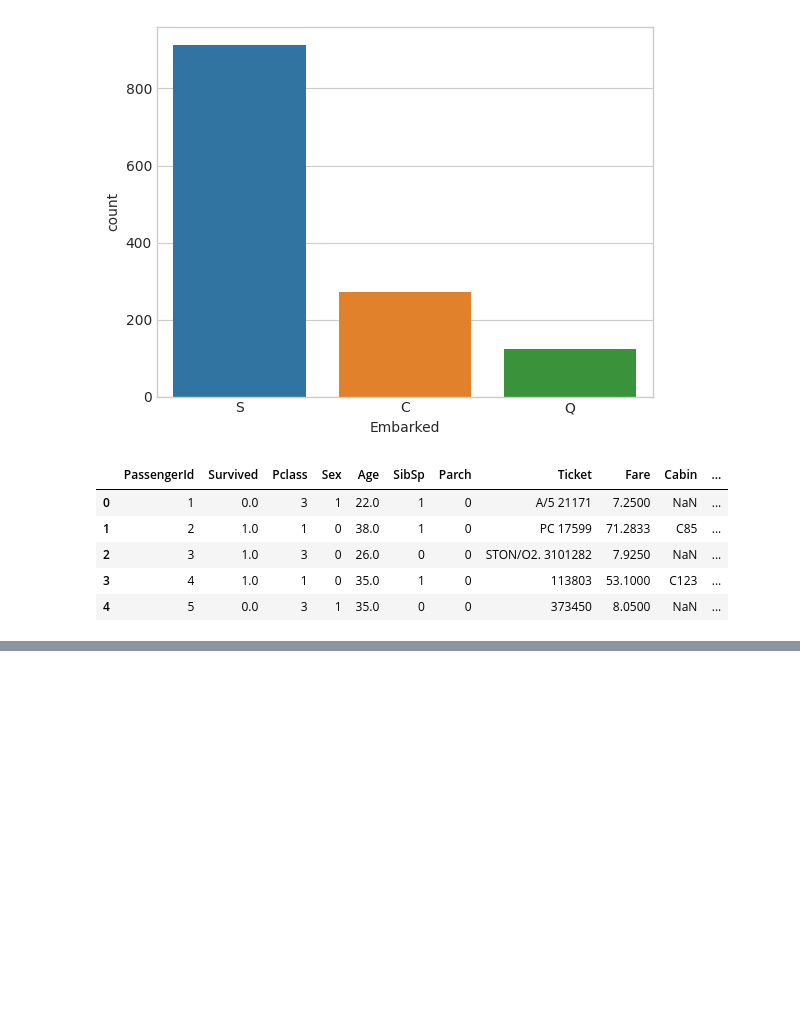
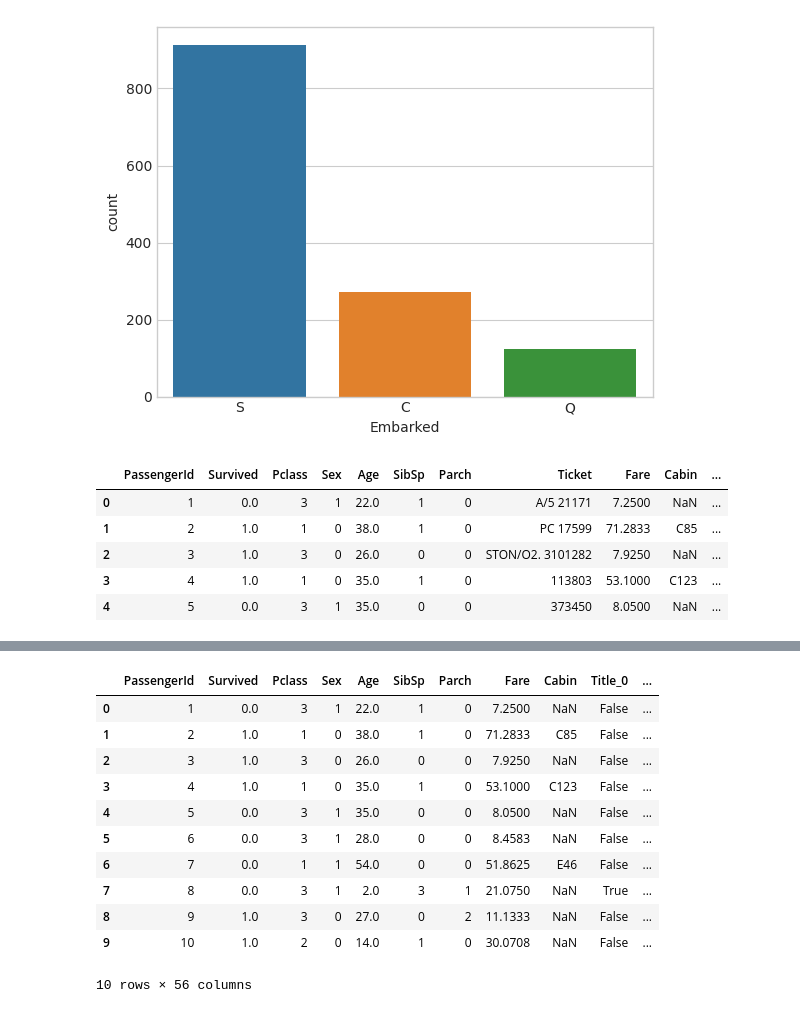
Before and after one commit to ozlem-dilek/titanic-EDA, a Jupyter notebook: titanic-eda.ipynb, the cells around one changed output, grey strips where cells are left out. Drawn from its saved outputs; the diff is of its cells as text; code cells hidden in the pictures; blank space fills up the shorter version.

Commit message:
Kaggle Notebook | titanic-EDA | tickets

```diff
--- a/titanic-eda.ipynb
+++ b/titanic-eda.ipynb
@@ -640,0 +663,8 @@ train_df.head()
+# %%
+tickets = []
+for i in list(train_df.Ticket):
+    if not i.isdigit():
+        tickets.append(i.replace(".","").replace("/", "").strip().split(" ")[0])
+    else:
+        tickets.append("x")
+train_df["Ticket"] = tickets
@@ -640,0 +691,16 @@ train_df.head()
+# %%
+train_df = pd.get_dummies(train_df, columns=["Ticket"], prefix = "T")
+train_df.head(10)
+# %% [output]
+|  | PassengerId | Survived | Pclass | Sex | Age | SibSp | Parch | Fare | Cabin | Title_0 | ... |
+| 0 | 1 | 0.0 | 3 | 1 | 22.0 | 1 | 0 | 7.2500 | NaN | False | ... |
+| 1 | 2 | 1.0 | 1 | 0 | 38.0 | 1 | 0 | 71.2833 | C85 | False | ... |
+| 2 | 3 | 1.0 | 3 | 0 | 26.0 | 0 | 0 | 7.9250 | NaN | False | ... |
+| 3 | 4 | 1.0 | 1 | 0 | 35.0 | 1 | 0 | 53.1000 | C123 | False | ... |
+| 4 | 5 | 0.0 | 3 | 1 | 35.0 | 0 | 0 | 8.0500 | NaN | False | ... |
+| 5 | 6 | 0.0 | 3 | 1 | 28.0 | 0 | 0 | 8.4583 | NaN | False | ... |
+| 6 | 7 | 0.0 | 1 | 1 | 54.0 | 0 | 0 | 51.8625 | E46 | False | ... |
+| 7 | 8 | 0.0 | 3 | 1 | 2.0 | 3 | 1 | 21.0750 | NaN | True | ... |
+| 8 | 9 | 1.0 | 3 | 0 | 27.0 | 0 | 2 | 11.1333 | NaN | False | ... |
+| 9 | 10 | 1.0 | 2 | 0 | 14.0 | 1 | 0 | 30.0708 | NaN | False | ... |
+10 rows × 56 columns
```
Also changed, not shown: parts of 11 cells of this notebook.
